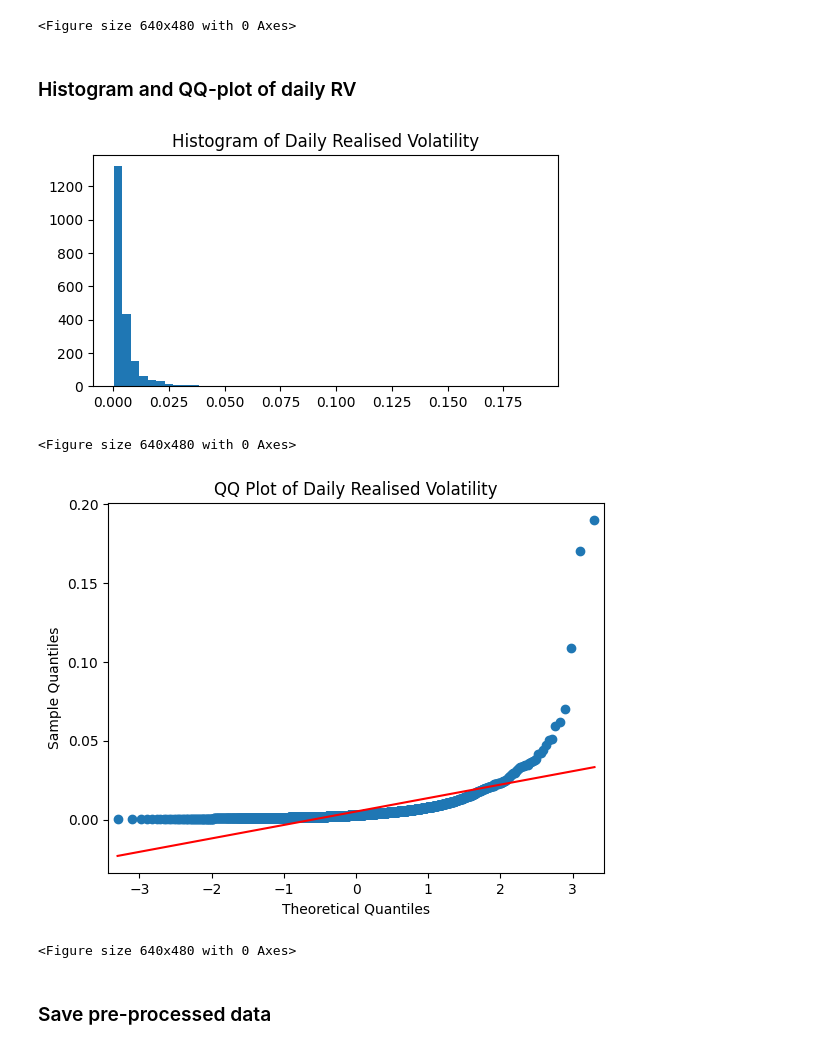
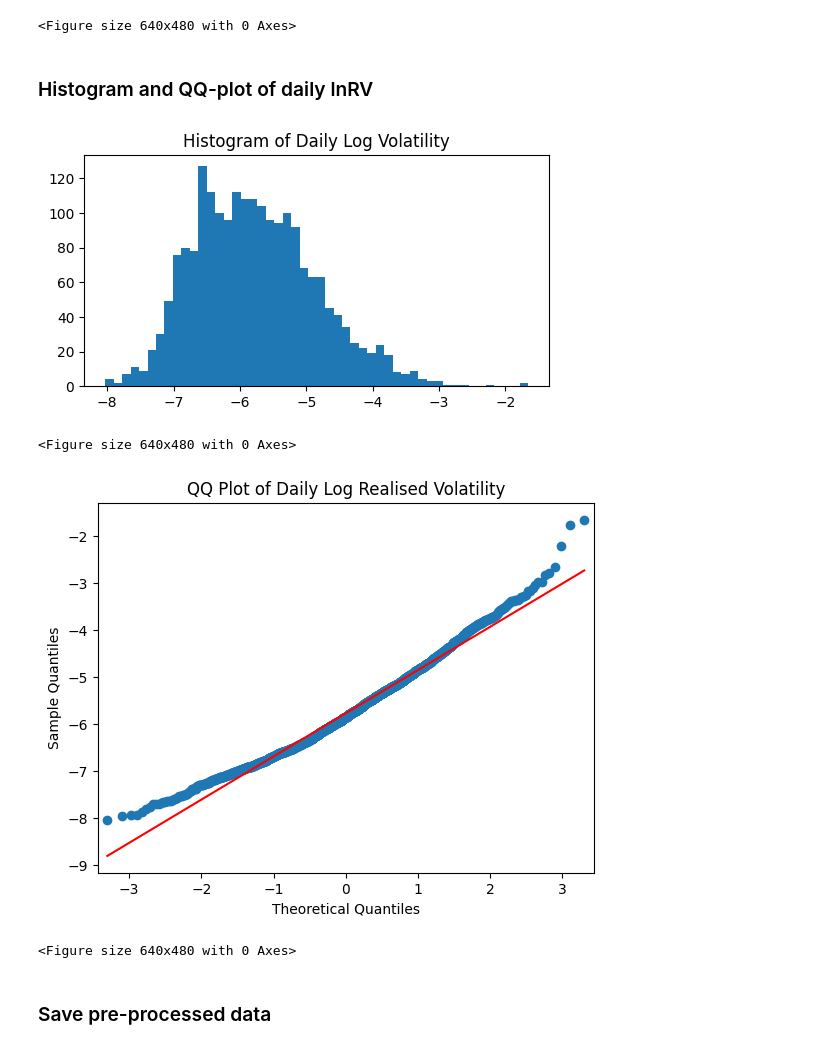
Before and after one commit to kiwi-lemongrass/DSE4101_Individual-Project, a Jupyter notebook: src/pre.ipynb, the cells around one changed output. Cells and saved outputs as stored; diff of their text form; code cells hidden in the pictures.

```diff
--- a/src/pre.ipynb
+++ b/src/pre.ipynb
@@ -150,20 +138,8 @@ df_daily['RV'] = df_complete['log_return'].resample('1D').apply(lambda x: np.sum
 # log transform daily realised volatility
 df_daily['lnRV'] = np.log(df_daily['RV'])
 
-# lagged average log RV
-
-# for 1-day ahead forecast
-df_daily['lnRV_lag1'] = df_daily['lnRV'].shift(1)
-df_daily['lnRV_5D_lag1'] = df_daily['lnRV'].rolling(window=5).mean().shift(1)
-df_daily['lnRV_7D_lag1'] = df_daily['lnRV'].rolling(window=7).mean().shift(1)
-df_daily['lnRV_22D_lag1'] = df_daily['lnRV'].rolling(window=22).mean().shift(1)
-df_daily['lnRV_30D_lag1'] = df_daily['lnRV'].rolling(window=30).mean().shift(1)
-df_daily['lnRV_60D_lag1'] = df_daily['lnRV'].rolling(window=60).mean().shift(1)
-
-# for 3-day ahead forecast
-df_daily['lnRV_lag3'] = df_daily['lnRV'].shift(3)
-df_daily['lnRV_5D_lag3'] = df_daily['lnRV'].rolling(window=5).mean().shift(3)
-df_daily['lnRV_7D_lag3'] = df_daily['lnRV'].rolling(window=7).mean().shift(3)
-df_daily['lnRV_22D_lag3'] = df_daily['lnRV'].rolling(window=22).mean().shift(3)
-df_daily['lnRV_30D_lag3'] = df_daily['lnRV'].rolling(window=30).mean().shift(3)
-df_daily['lnRV_60D_lag3'] = df_daily['lnRV'].rolling(window=60).mean().shift(3)
+# create 1D, 3D, 7D and 21D ahead forecast
+df_daily['lnRV_1D_ahead'] = df_daily['lnRV'].shift(-1)
+df_daily['lnRV_3D_ahead'] = df_daily['lnRV'].shift(-3)
+df_daily['lnRV_7D_ahead'] = df_daily['lnRV'].shift(-7)
+df_daily['lnRV_21D_ahead'] = df_daily['lnRV'].shift(-21)
@@ -258,23 +242,23 @@ plt.savefig('../fig/qqplot_daily_log_return.png')
 [figure]
 <Figure size 640x480 with 0 Axes>
 # %% [markdown]
-### Histogram and QQ-plot of daily RV
+### Histogram and QQ-plot of daily lnRV
 # %%
 plt.figure(figsize=(6, 3))
-plt.hist(df_daily['RV'], bins=50)
-plt.title('Histogram of Daily Realised Volatility')
+plt.hist(df_daily['lnRV'], bins=50)
+plt.title('Histogram of Daily Log Volatility')
 plt.show()
-plt.savefig('../fig/histogram_daily_realised_volatility.png')
+plt.savefig('../fig/histogram_daily_log_realised_volatility.png')
 # %% [output]
-[figure, old version]
+[figure, new version]
 <Figure size 640x480 with 0 Axes>
 # %%
-sm.qqplot(df_daily['RV'], line ='s')
-plt.title('QQ Plot of Daily Realised Volatility')
+sm.qqplot(df_daily['lnRV'], line ='s')
+plt.title('QQ Plot of Daily Log Realised Volatility')
 plt.show()
-plt.savefig('../fig/qqplot_daily_realised_volatility.png')
+plt.savefig('../fig/qqplot_daily_log_realised_volatility.png')
 # %% [output]
-[figure, old version]
+[figure, new version]
 <Figure size 640x480 with 0 Axes>
 # %% [markdown]
 ### Save pre-processed data
```
Also changed, not shown: parts of 21 cells of this notebook, 20 other files.
